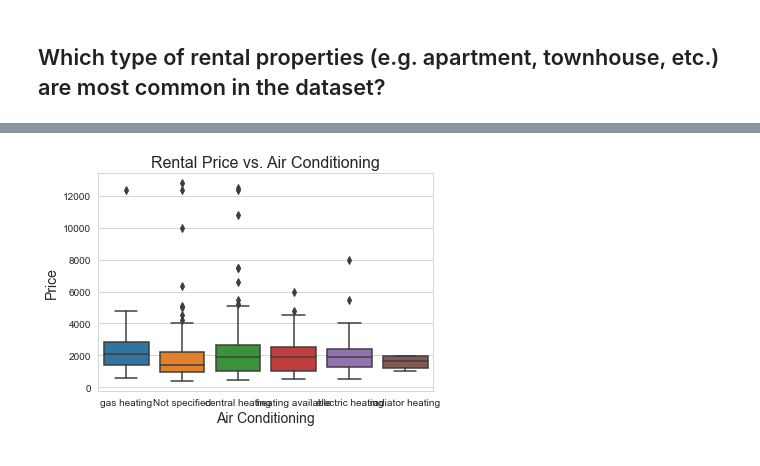
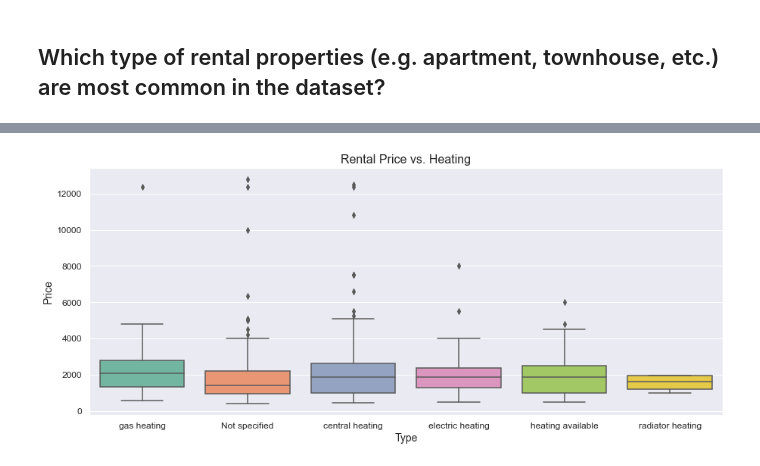
Before and after one commit to aiillen/Kelowna-Rental-Price-Prediction-Using-Machine-Learning-Algorithms, a Jupyter notebook: notebooks/EDA.ipynb, the cells around one changed output, grey strips where cells are left out. Drawn from its saved outputs; the diff is of its cells as text; code cells hidden in the pictures.

```diff
--- a/notebooks/EDA.ipynb
+++ b/notebooks/EDA.ipynb
@@ -6,4 +8,2 @@ import seaborn as sns
 # %%
 df = pd.read_csv('../data/processed/clean_kelowna_housing_data.csv')
-# %%
-df = df.drop(columns = {'Unnamed: 0', 'Unnamed: 0.1'})
@@ -40,5 +59,3 @@ df.describe().T
-# %%
-df = df.drop(labels=[1206, 1014, 879, 854, 444], axis=0)
 # %%
 df.describe().T
 # %% [output]
@@ -189,0 +349,14 @@ plt.show()
+# %%
+import pandas as pd
+import seaborn as sns
+import matplotlib.pyplot as plt
+
+# Calculate the correlation matrix
+corr_matrix = df.corr()
+
+# Plot the heatmap
+plt.figure(figsize=(10, 8))
+sns.set(font_scale=1.2)
+sns.heatmap(df.corr(), annot=True, fmt='.2f', cmap='coolwarm', annot_kws={"size": 10})
+plt.title('Correlation Heatmap')
+plt.show()
@@ -224,11 +404,11 @@ plt.show()
 # %%
-import seaborn as sns
-
-# create a box plot of rental price vs. air conditioning
-sns.boxplot(x="heating", y="price", data=df)
-plt.title('Rental Price vs. Air Conditioning', fontsize=16)
-plt.xlabel('Air Conditioning', fontsize=14)
+plt.figure(figsize=(15, 6))
+sns.boxplot(x="heating", y="price", data=df, palette="Set2")
+plt.title('Rental Price vs. Heating', fontsize=16)
+plt.xlabel('Type', fontsize=14)
 plt.ylabel('Price', fontsize=14)
+plt.xticks(fontsize=12)
+plt.yticks(fontsize=12)
 plt.show()
 # %% [output]
-[figure, old version]
+[figure, new version]
```
Also changed, not shown: parts of 30 cells of this notebook, 7 other files.
